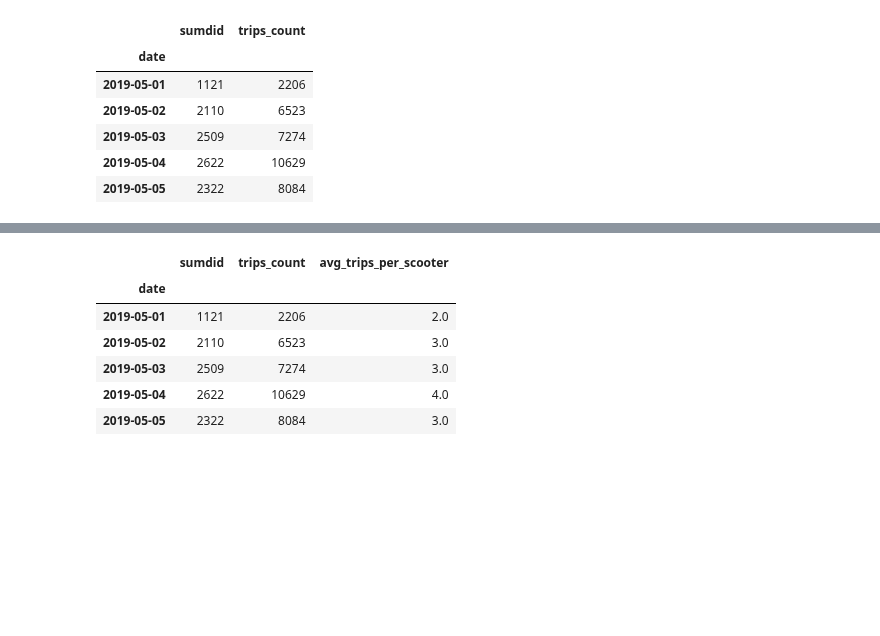
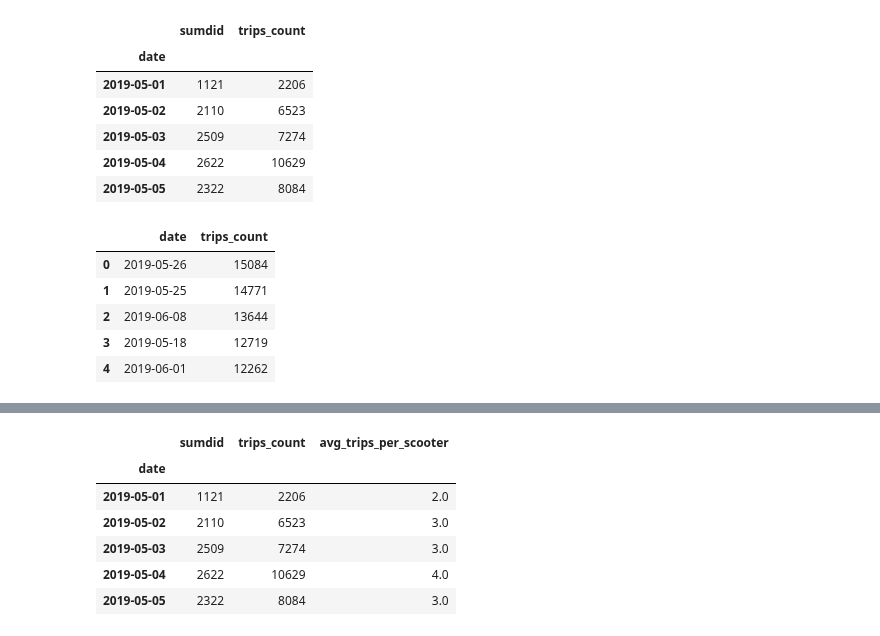
Before and after one commit to NSS-Data-Analytics-Cohort-10/scooters-group-2, a Jupyter notebook: notebooks/scooters.ipynb, the cells around one changed output, grey strips where cells are left out. Saved outputs shown, nothing was run; the diff lists cells and outputs as text; code cells hidden in the pictures; blank space fills up the shorter version.

```diff
--- a/notebooks/scooters.ipynb
+++ b/notebooks/scooters.ipynb
@@ -567,3 +568,14 @@ grouped_use_tpd.head()
 | 2019-05-03 | 2509 | 7274 |
 | 2019-05-04 | 2622 | 10629 |
 | 2019-05-05 | 2322 | 8084 |
+# %%
+max_use_tpd = use_per_day.groupby('date').agg({'trips_count': np.sum}).nlargest(10, 'trips_count')
+max_use_tpd.reset_index(inplace=True)
+max_use_tpd.head()
+# %% [output]
+|  | date | trips_count |
+| 0 | 2019-05-26 | 15084 |
+| 1 | 2019-05-25 | 14771 |
+| 2 | 2019-06-08 | 13644 |
+| 3 | 2019-05-18 | 12719 |
+| 4 | 2019-06-01 | 12262 |
```
Also changed, not shown: parts of 13 cells of this notebook, 9 other files.
